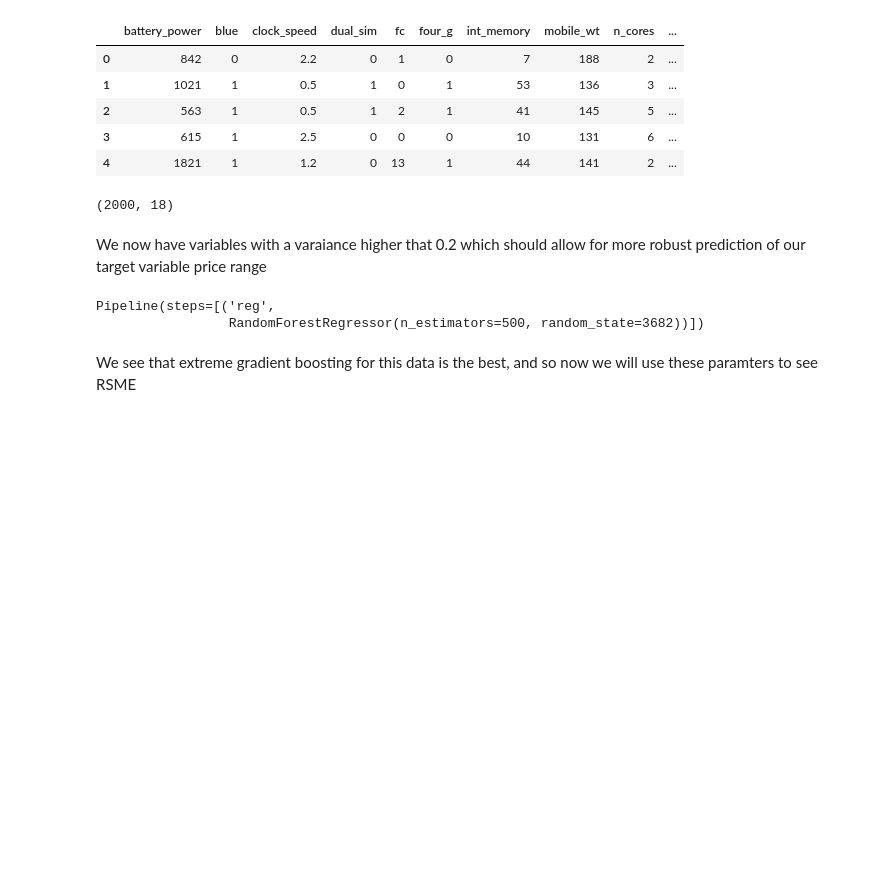
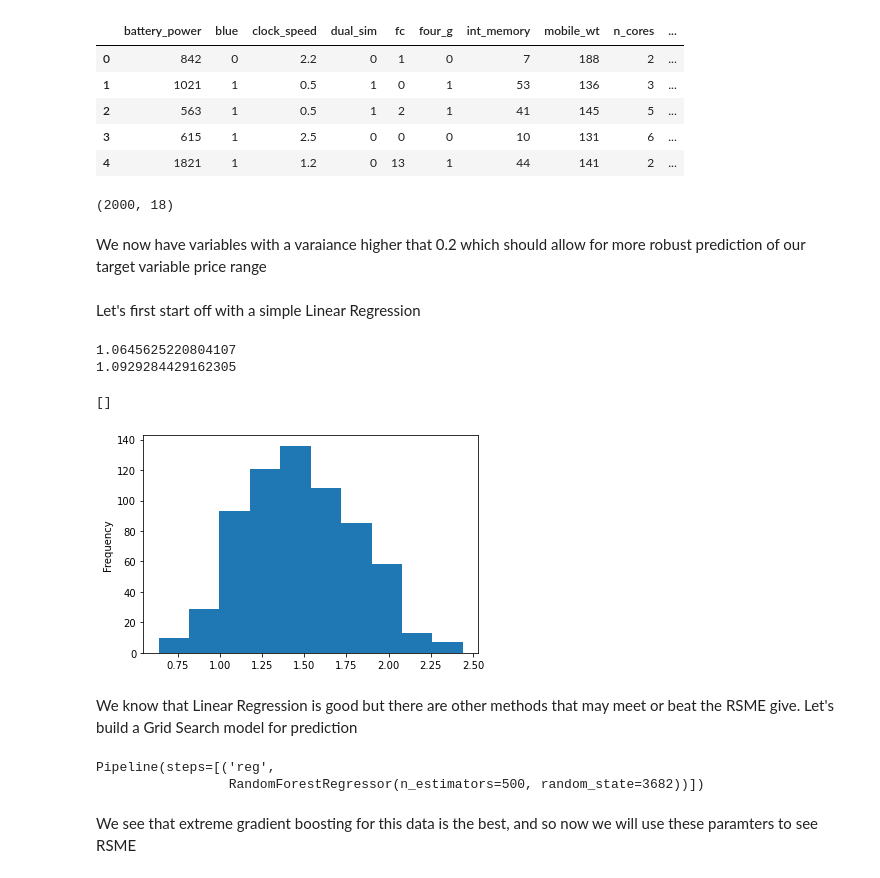
Before and after one commit to aadejare/PredictMobilePriceRange, a Jupyter notebook: DeepLearningVsTreesRegression.ipynb, the cells around one changed output. Saved outputs shown, nothing was run; the diff lists cells and outputs as text; code cells hidden in the pictures; blank space fills up the shorter version.

```diff
--- a/DeepLearningVsTreesRegression.ipynb
+++ b/DeepLearningVsTreesRegression.ipynb
@@ -213 +231,24 @@ X_train, X_test, Y_train, Y_test = train_test_split(mobilem2.drop('price_range',
+# %% [markdown]
+Let's first start off with a simple Linear Regression
+# %%
+LinRegres = LinearRegression()
+LinRegresModel = LinRegres.fit(X_train, Y_train)
+# %%
+#RSME the smaller theb etter
+import math
+print(math.sqrt(mean_squared_error(Y_train, LinRegresModel.predict(X_train))))
+#Test data
+print(math.sqrt(mean_squared_error(Y_test, LinRegresModel.predict(X_test))))
+# %% [output]
+1.0645625220804107
+1.0929284429162305
+# %%
+#Plot the X_test predictions for the best ML model
+pd.Series(LinRegresModel.predict(X_test), name='pred_price_range').plot(kind='hist').plot(kind='hist')
+# %% [output]
+[]
+[figure, added]
+# %% [markdown]
+We know that Linear Regression is good but there are other methods that may meet or beat the RSME give.
+Let's build a Grid Search model for prediction
 # %%
```
Also changed, not shown: parts of 6 cells of this notebook.
